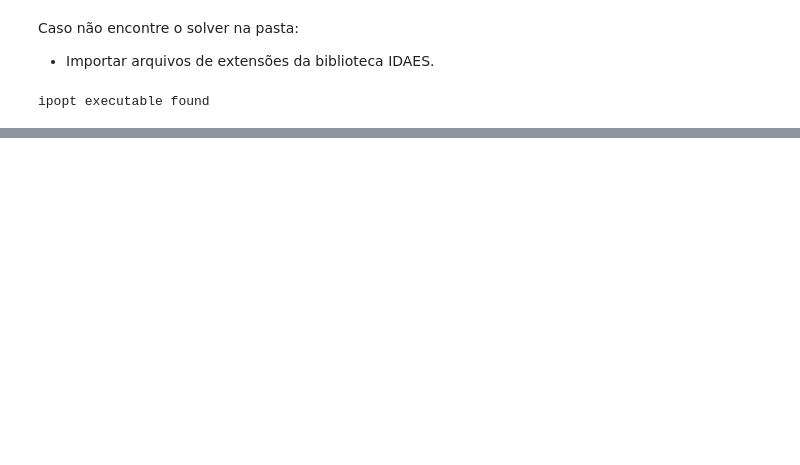
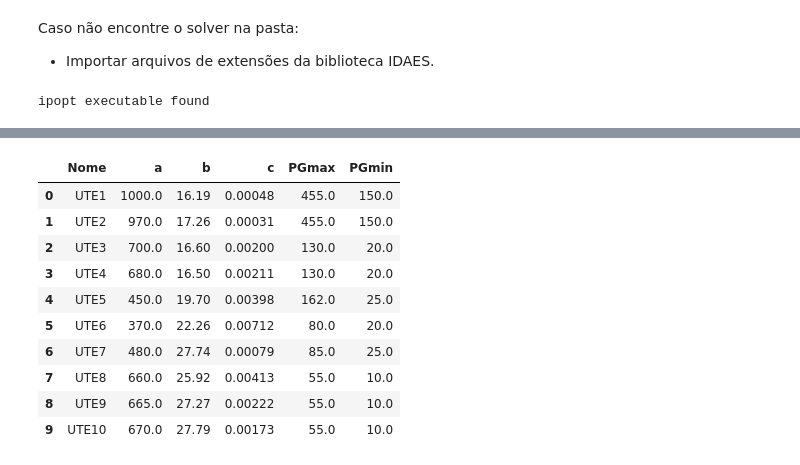
Before and after one commit to eduardomloureiro/Trabalho2_Otimizacao, a Jupyter notebook: trab2.ipynb, the cells around one changed output, grey strips where cells are left out. Saved outputs shown, nothing was run; the diff lists cells and outputs as text; code cells hidden in the pictures; blank space fills up the shorter version.

Commit message:
rodando com dados sistema 10 barras - artigo Ivo

```diff
--- a/trab2.ipynb
+++ b/trab2.ipynb
@@ -97,3 +35,96 @@ Dem
+# %%
+
+# UTEs = [('UTE1', 'UTE2', 'UTE3', 'UTE4'),  # Nome
+#         (1000, 970, 700, 680),  # a
+#         (16.19, 17.26, 16.6, 16.5),  # b
+#         (0.00048, 0.00031, 0.002, 0.00211),  # c
+#         (455, 455, 130, 130),  # PGmax
+#         (150, 150, 20, 20)]  # PGmin
+# UTEs = np.transpose(UTEs)
+# UTE = pd.DataFrame(UTEs, columns=['Nome','a','b','c','PGmax','PGmin'])
+
+
+
+# sistema base com 10 unidades geradoras
+
+UTEs = [('UTE1', 'UTE2', 'UTE3', 'UTE4', 'UTE5', 'UTE6', 'UTE7', 'UTE8', 'UTE9', 'UTE10'),  # Nome
+        (1000, 970, 700, 680, 450, 370, 480, 660, 665, 670),  # a
+        (16.19, 17.26, 16.6, 16.5, 19.7, 22.26, 27.74, 25.92, 27.27, 27.79),  # b
+        (0.00048, 0.00031, 0.002, 0.00211, 0.00398, 0.00712, 0.00079, 0.00413, 0.00222, 0.00173),  # c
+        (455, 455, 130, 130, 162, 80, 85, 55, 55, 55),  # PGmax
+        (150, 150, 20, 20, 25, 20, 25, 10, 10, 10)]  # PGmin
+UTEs = np.transpose(UTEs)
+UTE = pd.DataFrame(UTEs, columns=['Nome','a','b','c','PGmax','PGmin'])
+
+
+# ------------------------- #
+
+
+# Dem = [('Hora1', 450, 45),
+#        ('Hora2', 530, 53),
+#        ('Hora3', 600, 60),
+#        ('Hora4', 540, 54),
+#        ('Hora5', 400, 40),
+#        ('Hora6', 280, 28),
+#        ('Hora7', 290, 29),
+#        ('Hora8', 500, 50)]
+# Dem = pd.DataFrame(Dem, columns=['Hora','Dem', 'Res'])
+
+
+# sistema 10 unidades geradoras
+
+Dem = [('Hora1', 700, 70),
+        ('Hora2', 750, 75),
+        ('Hora3', 850, 85),
+        ('Hora4', 950, 95),
+        ('Hora5', 1000, 100),
+        ('Hora6', 1100, 110),
+        ('Hora7', 1150, 115),
+        ('Hora8', 1200, 120),
+        ('Hora9', 1300, 130),
+        ('Hora10', 1400, 140),
+        ('Hora11', 1450, 145),
+        ('Hora12', 1500, 150),
+        ('Hora13', 1400, 140),
+        ('Hora14', 1300, 130),
+        ('Hora15', 1200, 120),
+        ('Hora16', 1050, 105),
+        ('Hora17', 1000, 100),
+        ('Hora18', 1100, 110),
+        ('Hora19', 1200, 120),
+        ('Hora20', 1400, 140),
+        ('Hora21', 1300, 130),
+        ('Hora22', 1100, 110),
+        ('Hora23', 900, 90),
+        ('Hora24', 800, 80)]
+
+Dem = pd.DataFrame(Dem, columns=['Hora','Dem', 'Res'])
+
+
+# ------------------------- #
+
+
+UTE['a'] = UTE['a'].astype('float')
+UTE['b'] = UTE['b'].astype('float')
+UTE['c'] = UTE['c'].astype('float')
+UTE['PGmax'] = UTE['PGmax'].astype('float')
+UTE['PGmin'] = UTE['PGmin'].astype('float')
+
+
+UTE
+# Dem
+# %% [output]
+|  | Nome | a | b | c | PGmax | PGmin |
+| 0 | UTE1 | 1000.0 | 16.19 | 0.00048 | 455.0 | 150.0 |
+| 1 | UTE2 | 970.0 | 17.26 | 0.00031 | 455.0 | 150.0 |
+| 2 | UTE3 | 700.0 | 16.60 | 0.00200 | 130.0 | 20.0 |
+| 3 | UTE4 | 680.0 | 16.50 | 0.00211 | 130.0 | 20.0 |
+| 4 | UTE5 | 450.0 | 19.70 | 0.00398 | 162.0 | 25.0 |
+| 5 | UTE6 | 370.0 | 22.26 | 0.00712 | 80.0 | 20.0 |
+| 6 | UTE7 | 480.0 | 27.74 | 0.00079 | 85.0 | 25.0 |
+| 7 | UTE8 | 660.0 | 25.92 | 0.00413 | 55.0 | 10.0 |
+| 8 | UTE9 | 665.0 | 27.27 | 0.00222 | 55.0 | 10.0 |
+| 9 | UTE10 | 670.0 | 27.79 | 0.00173 | 55.0 | 10.0 |
 # %%
 # # mudar a demanda da hora 6, usando o iloc
 # Dem.iloc[5,1] = 900
```
Also changed, not shown: parts of 6 cells of this notebook.
